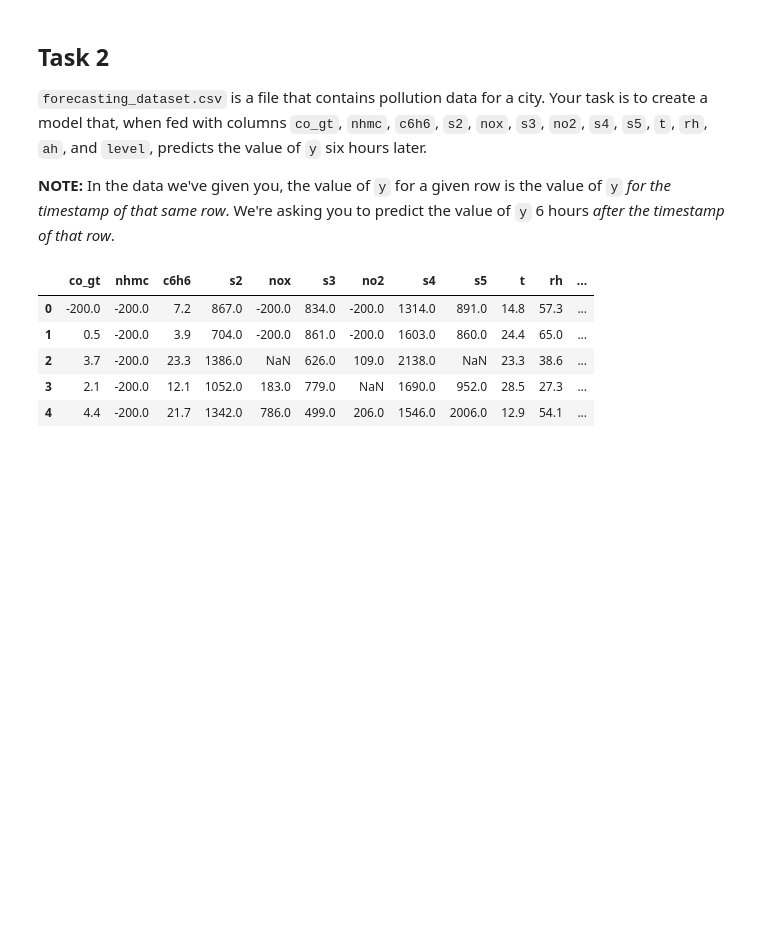
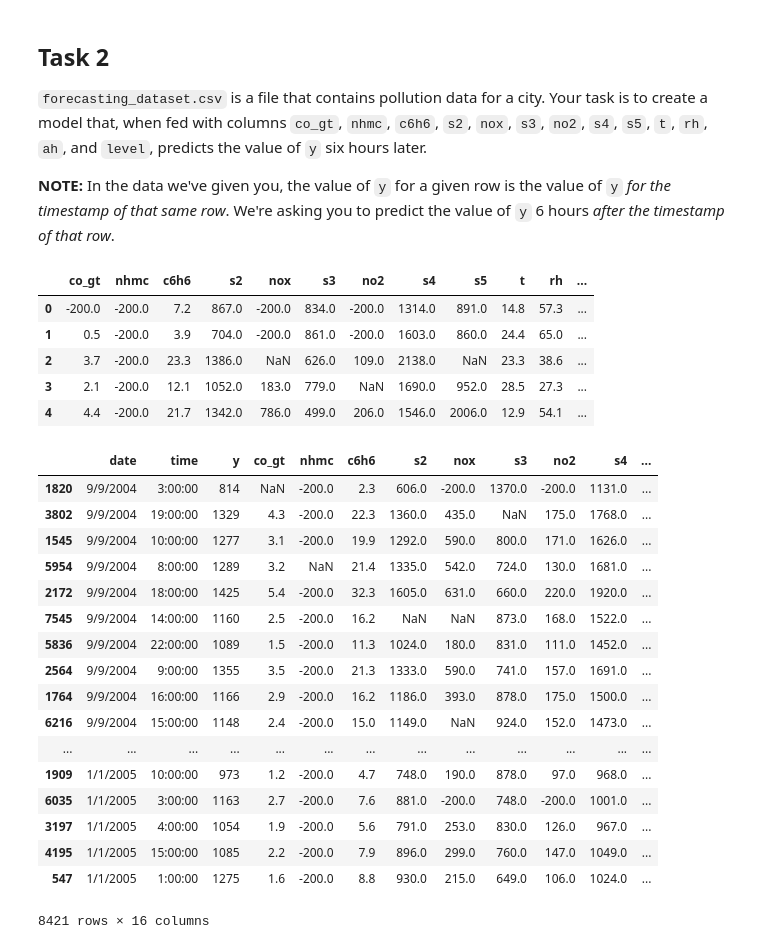
Before and after one commit to prakash-murugesan/CodeChallenge, a Jupyter notebook: CodingChallenge/Machine Learning/MachineLearningChallengeWorkingCopy.ipynb, the cells around one changed output. Cells and saved outputs as stored; diff of their text form; code cells hidden in the pictures; blank space fills up the shorter version.

```diff
--- a/CodingChallenge/Machine Learning/MachineLearningChallengeWorkingCopy.ipynb
+++ b/CodingChallenge/Machine Learning/MachineLearningChallengeWorkingCopy.ipynb
@@ -402,3 +445,24 @@ pd.read_csv("forecasting_dataset.csv").head().drop(labels=['date', 'time', 'y'],
 | 2 | 3.7 | -200.0 | 23.3 | 1386.0 | NaN | 626.0 | 109.0 | 2138.0 | NaN | 23.3 | 38.6 | ... |
 | 3 | 2.1 | -200.0 | 12.1 | 1052.0 | 183.0 | 779.0 | NaN | 1690.0 | 952.0 | 28.5 | 27.3 | ... |
 | 4 | 4.4 | -200.0 | 21.7 | 1342.0 | 786.0 | 499.0 | 206.0 | 1546.0 | 2006.0 | 12.9 | 54.1 | ... |
+# %%
+pd.read_csv("forecasting_dataset.csv").sort_values(by=['date'], ascending = False)
+# %% [output]
+|  | date | time | y | co_gt | nhmc | c6h6 | s2 | nox | s3 | no2 | s4 | ... |
+| 1820 | 9/9/2004 | 3:00:00 | 814 | NaN | -200.0 | 2.3 | 606.0 | -200.0 | 1370.0 | -200.0 | 1131.0 | ... |
+| 3802 | 9/9/2004 | 19:00:00 | 1329 | 4.3 | -200.0 | 22.3 | 1360.0 | 435.0 | NaN | 175.0 | 1768.0 | ... |
+| 1545 | 9/9/2004 | 10:00:00 | 1277 | 3.1 | -200.0 | 19.9 | 1292.0 | 590.0 | 800.0 | 171.0 | 1626.0 | ... |
+| 5954 | 9/9/2004 | 8:00:00 | 1289 | 3.2 | NaN | 21.4 | 1335.0 | 542.0 | 724.0 | 130.0 | 1681.0 | ... |
+| 2172 | 9/9/2004 | 18:00:00 | 1425 | 5.4 | -200.0 | 32.3 | 1605.0 | 631.0 | 660.0 | 220.0 | 1920.0 | ... |
+| 7545 | 9/9/2004 | 14:00:00 | 1160 | 2.5 | -200.0 | 16.2 | NaN | NaN | 873.0 | 168.0 | 1522.0 | ... |
+| 5836 | 9/9/2004 | 22:00:00 | 1089 | 1.5 | -200.0 | 11.3 | 1024.0 | 180.0 | 831.0 | 111.0 | 1452.0 | ... |
+| 2564 | 9/9/2004 | 9:00:00 | 1355 | 3.5 | -200.0 | 21.3 | 1333.0 | 590.0 | 741.0 | 157.0 | 1691.0 | ... |
+| 1764 | 9/9/2004 | 16:00:00 | 1166 | 2.9 | -200.0 | 16.2 | 1186.0 | 393.0 | 878.0 | 175.0 | 1500.0 | ... |
+| 6216 | 9/9/2004 | 15:00:00 | 1148 | 2.4 | -200.0 | 15.0 | 1149.0 | NaN | 924.0 | 152.0 | 1473.0 | ... |
+| ... | ... | ... | ... | ... | ... | ... | ... | ... | ... | ... | ... | ... |
+| 1909 | 1/1/2005 | 10:00:00 | 973 | 1.2 | -200.0 | 4.7 | 748.0 | 190.0 | 878.0 | 97.0 | 968.0 | ... |
+| 6035 | 1/1/2005 | 3:00:00 | 1163 | 2.7 | -200.0 | 7.6 | 881.0 | -200.0 | 748.0 | -200.0 | 1001.0 | ... |
+| 3197 | 1/1/2005 | 4:00:00 | 1054 | 1.9 | -200.0 | 5.6 | 791.0 | 253.0 | 830.0 | 126.0 | 967.0 | ... |
+| 4195 | 1/1/2005 | 15:00:00 | 1085 | 2.2 | -200.0 | 7.9 | 896.0 | 299.0 | 760.0 | 147.0 | 1049.0 | ... |
+| 547 | 1/1/2005 | 1:00:00 | 1275 | 1.6 | -200.0 | 8.8 | 930.0 | 215.0 | 649.0 | 106.0 | 1024.0 | ... |
+8421 rows × 16 columns
```
Also changed, not shown: parts of 22 cells of this notebook, 1 other file.
